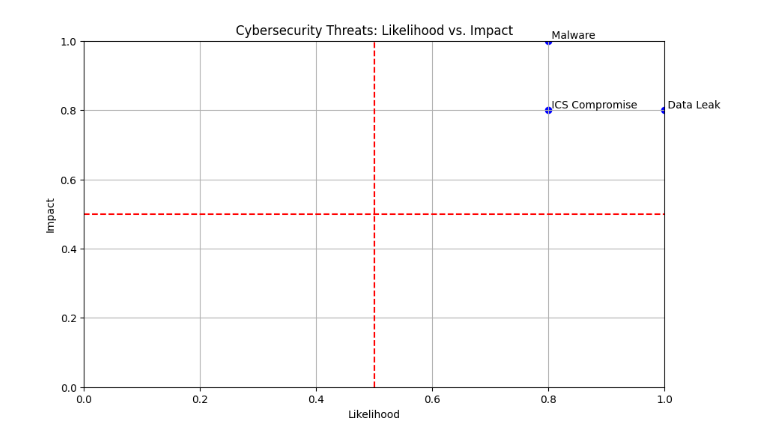
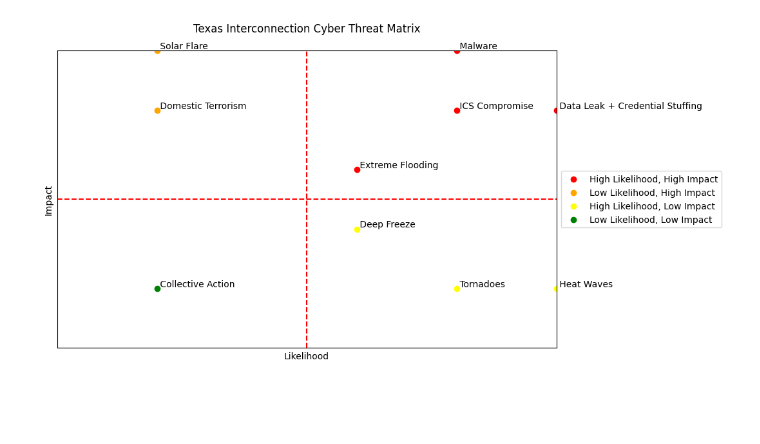
Before and after one commit to nedpfeiffer/CAI5200, a Jupyter notebook: scatterplot.ipynb, the cells around one changed output. Drawn from its saved outputs; the diff is of its cells as text; code cells hidden in the pictures; blank space fills up the shorter version.

Commit message:
update risk matrix

```diff
--- a/scatterplot.ipynb
+++ b/scatterplot.ipynb
@@ -1,31 +1,39 @@
 # %%
 import matplotlib.pyplot as plt
 
 # Define the points
-categories = ['Malware', 'ICS Compromise', 'Data Leak']
-likelihood = [0.8, 0.8, 1]  # High likelihood
-impact = [1, 0.8, 0.8]  # High impact
+threats = ['Malware', 'ICS Compromise', 'Data Leak + Credential Stuffing', 'Extreme Flooding', 'Solar Flare', 'Domestic Terrorism', 'Heat Waves', 'Deep Freeze', 'Tornadoes', 'Collective Action']
+likelihood = [0.8, 0.8, 1, 0.6, 0.2, 0.2, 1, 0.6, 0.8, 0.2]  # High likelihood
+impact = [1, 0.8, 0.8, 0.6, 1, 0.8, 0.2, 0.4, 0.2, 0.2]  # High impact
 
 # Create the scatter plot
 plt.figure(figsize=(10, 6))
-plt.scatter(likelihood, impact, color='blue')
-plt.title('Cybersecurity Threats: Likelihood vs. Impact')
+plt.scatter(likelihood[:4], impact[:4], color='red', label='High Likelihood, High Impact')
+plt.scatter(likelihood[4:6], impact[4:6], color='orange', label='Low Likelihood, High Impact')
+plt.scatter(likelihood[6:9], impact[6:9], color='yellow', label='High Likelihood, Low Impact')
+plt.scatter(likelihood[9:], impact[9:], color='green', label='Low Likelihood, Low Impact')
+
+plt.title('Texas Interconnection Cyber Threat Matrix\n')
 plt.xlabel('Likelihood')
 plt.ylabel('Impact')
-plt.grid(True)
+plt.grid(False)
 
 # Annotate the points
-for i, category in enumerate(categories):
+for i, category in enumerate(threats):
     plt.text(likelihood[i], impact[i], f" {category}", verticalalignment='bottom')
 
 # Adjusting the limits to better visualize the high likelihood and high impact quadrant
 plt.xlim(0, 1)
 plt.ylim(0, 1)
 
-# Highlight the high likelihood, high impact quadrant
 plt.axhline(0.5, color='red', linestyle='--')
 plt.axvline(0.5, color='red', linestyle='--')
 
+plt.xticks([])  # Hide x-axis ticks
+plt.yticks([])  # Hide y-axis ticks
+
+plt.legend(loc='center left', bbox_to_anchor=(1, 0.5))
+plt.savefig("example1.png", bbox_inches='tight')
 plt.show()
 # %% [output]
-[figure, old version]
+[figure, new version]
```
Also changed, not shown: parts of 3 cells of this notebook, 1 other file.
